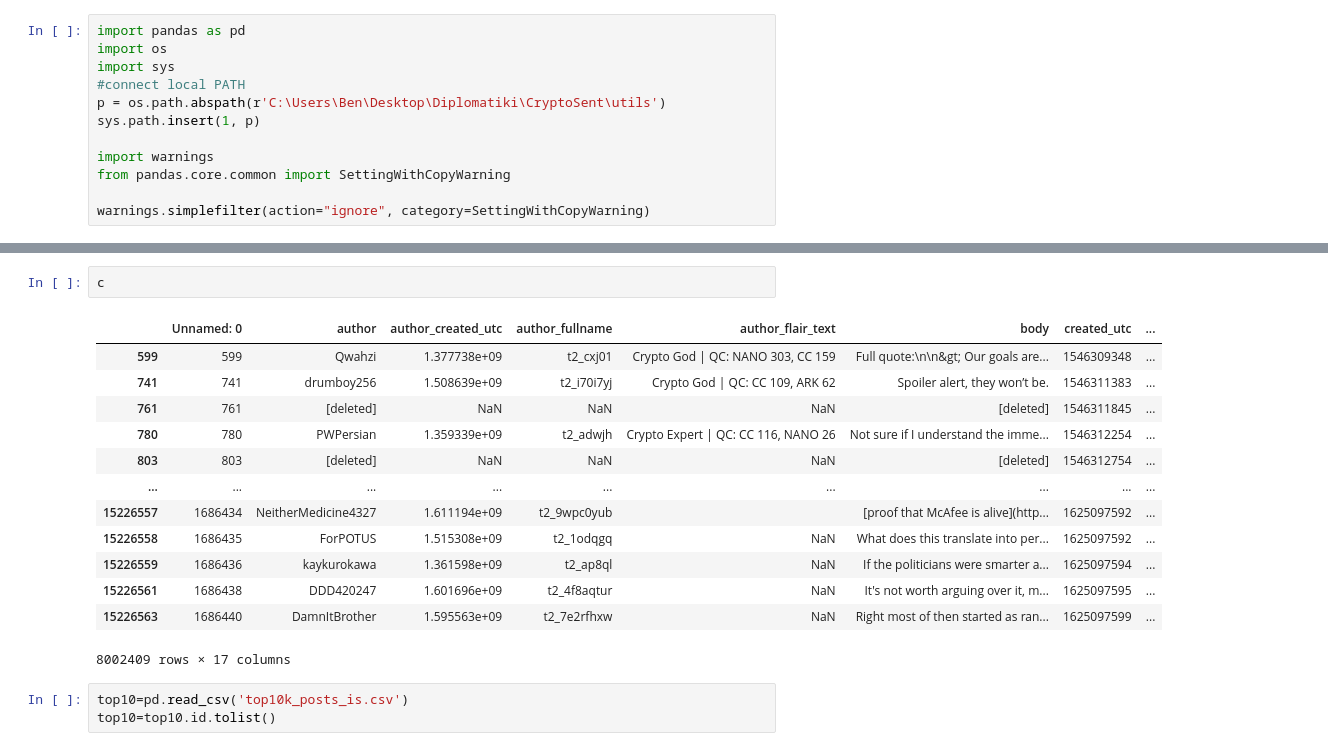
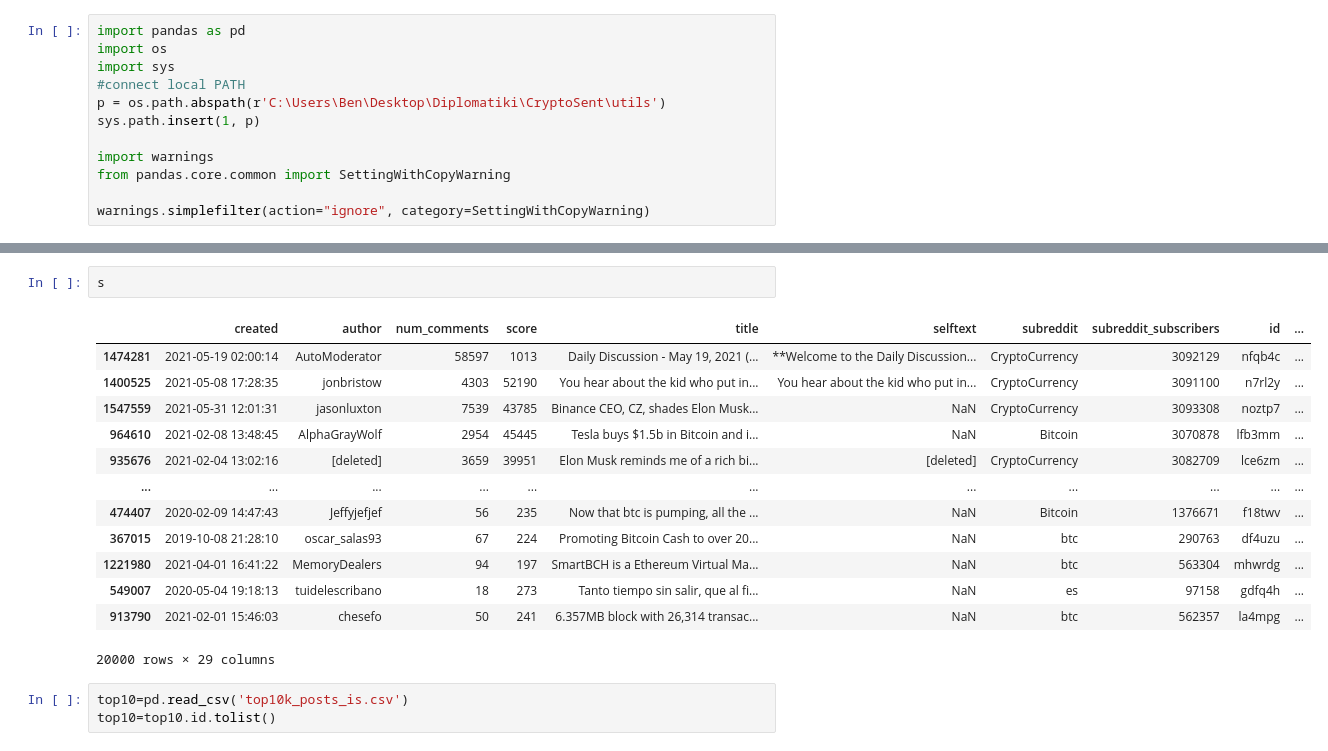
Before and after one commit to VeniJeen/CryptoSent, a Jupyter notebook: Data Preparation/3_Data_Processing/Data Processing - Selecting Most Relevant Posts.ipynb, the cells around one changed output, grey strips where cells are left out. Saved outputs shown, nothing was run; the diff lists cells and outputs as text.

```diff
--- a/Data Preparation/3_Data_Processing/Data Processing - Selecting Most Relevant Posts.ipynb
+++ b/Data Preparation/3_Data_Processing/Data Processing - Selecting Most Relevant Posts.ipynb
@@ -97,19 +83,19 @@ c=pd.read_pickle(r"C:\Users\Ben\Desktop\Diplomatiki\CryptoSent\Data Preparation\
-# %%
-c
-# %% [output]
-|  | Unnamed: 0 | author | author_created_utc | author_fullname | author_flair_text | body | created_utc | ... |
-| 599 | 599 | Qwahzi | 1.377738e+09 | t2_cxj01 | Crypto God | QC: NANO 303, CC 159 | Full quote:\n\n&gt; Our goals are... | 1546309348 | ... |
-| 741 | 741 | drumboy256 | 1.508639e+09 | t2_i70i7yj | Crypto God | QC: CC 109, ARK 62 | Spoiler alert, they won’t be. | 1546311383 | ... |
-| 761 | 761 | [deleted] | NaN | NaN | NaN | [deleted] | 1546311845 | ... |
-| 780 | 780 | PWPersian | 1.359339e+09 | t2_adwjh | Crypto Expert | QC: CC 116, NANO 26 | Not sure if I understand the imme... | 1546312254 | ... |
-| 803 | 803 | [deleted] | NaN | NaN | NaN | [deleted] | 1546312754 | ... |
-| ... | ... | ... | ... | ... | ... | ... | ... | ... |
-| 15226557 | 1686434 | NeitherMedicine4327 | 1.611194e+09 | t2_9wpc0yub |  | [proof that McAfee is alive](http... | 1625097592 | ... |
-| 15226558 | 1686435 | ForPOTUS | 1.515308e+09 | t2_1odqgq | NaN | What does this translate into per... | 1625097592 | ... |
-| 15226559 | 1686436 | kaykurokawa | 1.361598e+09 | t2_ap8ql | NaN | If the politicians were smarter a... | 1625097594 | ... |
-| 15226561 | 1686438 | DDD420247 | 1.601696e+09 | t2_4f8aqtur | NaN | It's not worth arguing over it, m... | 1625097595 | ... |
-| 15226563 | 1686440 | DamnItBrother | 1.595563e+09 | t2_7e2rfhxw | NaN | Right most of then started as ran... | 1625097599 | ... |
-8002409 rows × 17 columns
+# %%
+s
+# %% [output]
+|  | created | author | num_comments | score | title | selftext | subreddit | subreddit_subscribers | id | ... |
+| 1474281 | 2021-05-19 02:00:14 | AutoModerator | 58597 | 1013 | Daily Discussion - May 19, 2021 (... | **Welcome to the Daily Discussion... | CryptoCurrency | 3092129 | nfqb4c | ... |
+| 1400525 | 2021-05-08 17:28:35 | jonbristow | 4303 | 52190 | You hear about the kid who put in... | You hear about the kid who put in... | CryptoCurrency | 3091100 | n7rl2y | ... |
+| 1547559 | 2021-05-31 12:01:31 | jasonluxton | 7539 | 43785 | Binance CEO, CZ, shades Elon Musk... | NaN | CryptoCurrency | 3093308 | noztp7 | ... |
+| 964610 | 2021-02-08 13:48:45 | AlphaGrayWolf | 2954 | 45445 | Tesla buys $1.5b in Bitcoin and i... | NaN | Bitcoin | 3070878 | lfb3mm | ... |
+| 935676 | 2021-02-04 13:02:16 | [deleted] | 3659 | 39951 | Elon Musk reminds me of a rich bi... | [deleted] | CryptoCurrency | 3082709 | lce6zm | ... |
+| ... | ... | ... | ... | ... | ... | ... | ... | ... | ... | ... |
+| 474407 | 2020-02-09 14:47:43 | Jeffyjefjef | 56 | 235 | Now that btc is pumping, all the ... | NaN | Bitcoin | 1376671 | f18twv | ... |
+| 367015 | 2019-10-08 21:28:10 | oscar_salas93 | 67 | 224 | Promoting Bitcoin Cash to over 20... | NaN | btc | 290763 | df4uzu | ... |
+| 1221980 | 2021-04-01 16:41:22 | MemoryDealers | 94 | 197 | SmartBCH is a Ethereum Virtual Ma... | NaN | btc | 563304 | mhwrdg | ... |
+| 549007 | 2020-05-04 19:18:13 | tuidelescribano | 18 | 273 | Tanto tiempo sin salir, que al fi... | NaN | es | 97158 | gdfq4h | ... |
+| 913790 | 2021-02-01 15:46:03 | chesefo | 50 | 241 | 6.357MB block with 26,314 transac... | NaN | btc | 562357 | la4mpg | ... |
+20000 rows × 29 columns
 # %%
 top10=pd.read_csv('top10k_posts_is.csv')
 top10=top10.id.tolist()
```
Also changed, not shown: parts of 39 cells of this notebook, 13 other files.
